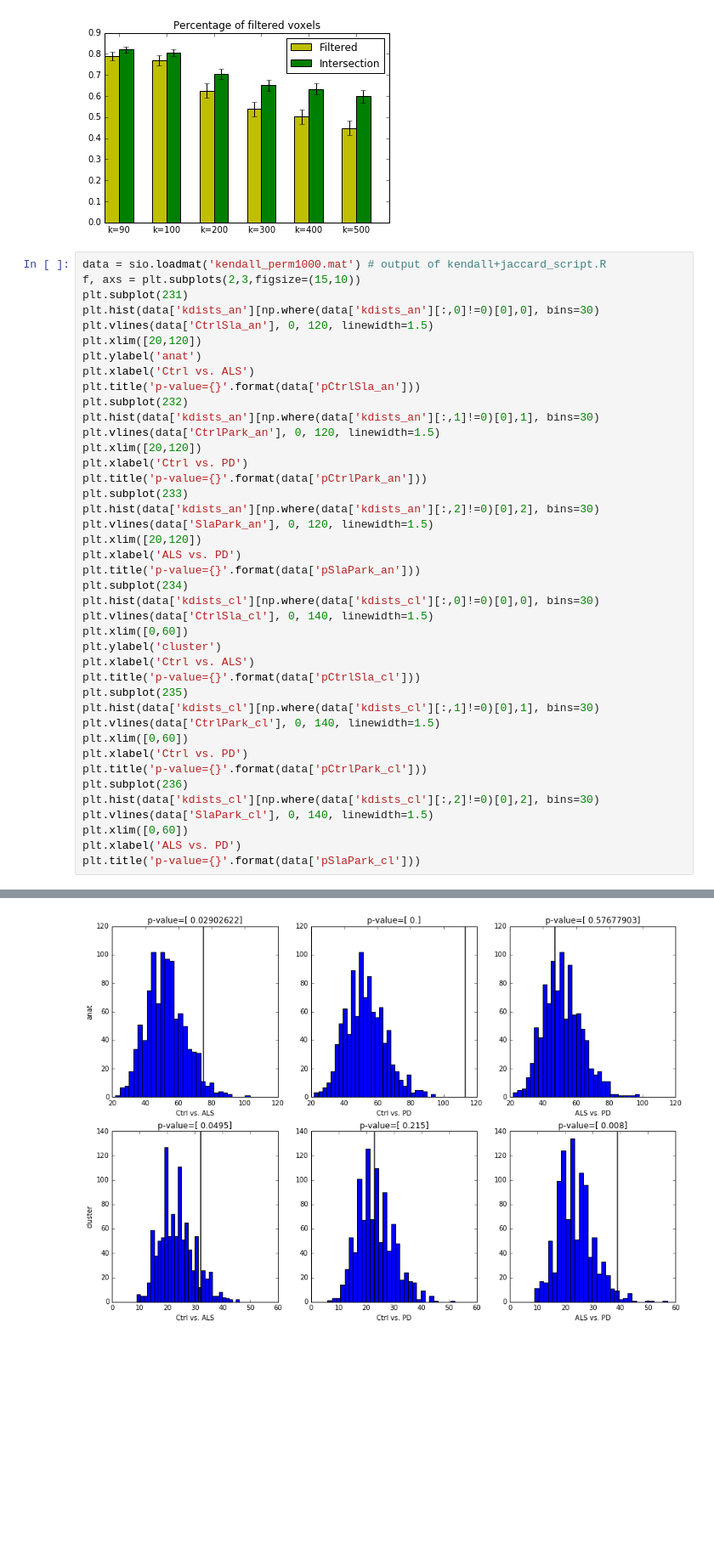
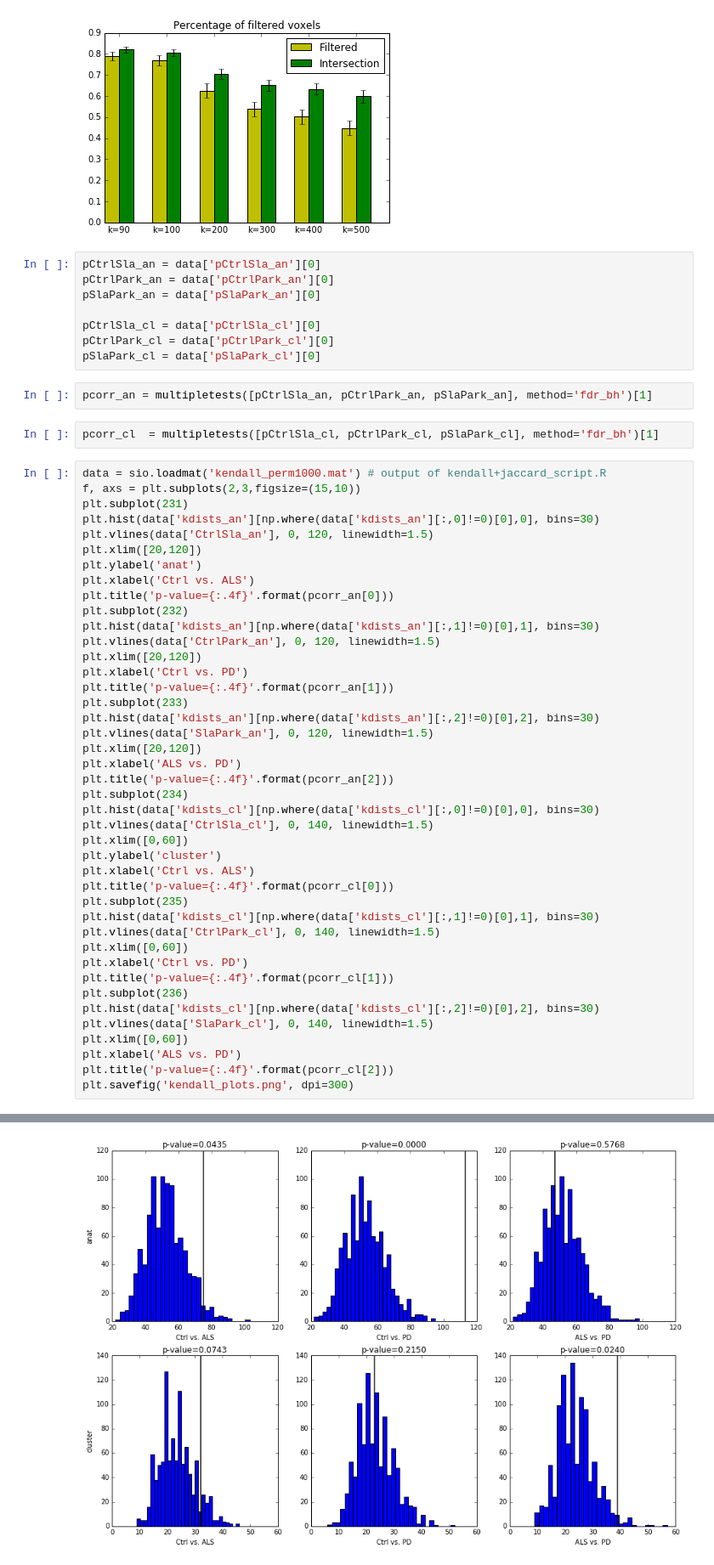
Before and after one commit to paola-g/STRAIN, a Jupyter notebook: ami_kendall_plots.ipynb, the cells around one changed output, grey strips where cells are left out. Shown at 85% size. Drawn from its saved outputs; the diff is of its cells as text; blank space fills up the shorter version.

Commit message:
added correction for multiple comparisons

```diff
--- a/ami_kendall_plots.ipynb
+++ b/ami_kendall_plots.ipynb
@@ -48,6 +49,18 @@ plt.show()
 # %% [output]
 [figure]
 [figure]
+# %%
+pCtrlSla_an = data['pCtrlSla_an'][0]
+pCtrlPark_an = data['pCtrlPark_an'][0]
+pSlaPark_an = data['pSlaPark_an'][0]
+
+pCtrlSla_cl = data['pCtrlSla_cl'][0]
+pCtrlPark_cl = data['pCtrlPark_cl'][0]
+pSlaPark_cl = data['pSlaPark_cl'][0]
+# %%
+pcorr_an = multipletests([pCtrlSla_an, pCtrlPark_an, pSlaPark_an], method='fdr_bh')[1]
+# %%
+pcorr_cl  = multipletests([pCtrlSla_cl, pCtrlPark_cl, pSlaPark_cl], method='fdr_bh')[1]
 # %%
 data = sio.loadmat('kendall_perm1000.mat') # output of kendall+jaccard_script.R
 f, axs = plt.subplots(2,3,figsize=(15,10))
@@ -57,36 +70,37 @@ plt.vlines(data['CtrlSla_an'], 0, 120, linewidth=1.5)
 plt.xlim([20,120])
 plt.ylabel('anat')
 plt.xlabel('Ctrl vs. ALS')
-plt.title('p-value={}'.format(data['pCtrlSla_an']))
+plt.title('p-value={:.4f}'.format(pcorr_an[0]))
 plt.subplot(232)
 plt.hist(data['kdists_an'][np.where(data['kdists_an'][:,1]!=0)[0],1], bins=30)
 plt.vlines(data['CtrlPark_an'], 0, 120, linewidth=1.5)
 plt.xlim([20,120])
 plt.xlabel('Ctrl vs. PD')
-plt.title('p-value={}'.format(data['pCtrlPark_an']))
+plt.title('p-value={:.4f}'.format(pcorr_an[1]))
 plt.subplot(233)
 plt.hist(data['kdists_an'][np.where(data['kdists_an'][:,2]!=0)[0],2], bins=30)
 plt.vlines(data['SlaPark_an'], 0, 120, linewidth=1.5)
 plt.xlim([20,120])
 plt.xlabel('ALS vs. PD')
-plt.title('p-value={}'.format(data['pSlaPark_an']))
+plt.title('p-value={:.4f}'.format(pcorr_an[2]))
 plt.subplot(234)
 plt.hist(data['kdists_cl'][np.where(data['kdists_cl'][:,0]!=0)[0],0], bins=30)
 plt.vlines(data['CtrlSla_cl'], 0, 140, linewidth=1.5)
 plt.xlim([0,60])
 plt.ylabel('cluster')
 plt.xlabel('Ctrl vs. ALS')
-plt.title('p-value={}'.format(data['pCtrlSla_cl']))
+plt.title('p-value={:.4f}'.format(pcorr_cl[0]))
 plt.subplot(235)
 plt.hist(data['kdists_cl'][np.where(data['kdists_cl'][:,1]!=0)[0],1], bins=30)
 plt.vlines(data['CtrlPark_cl'], 0, 140, linewidth=1.5)
 plt.xlim([0,60])
 plt.xlabel('Ctrl vs. PD')
-plt.title('p-value={}'.format(data['pCtrlPark_cl']))
+plt.title('p-value={:.4f}'.format(pcorr_cl[1]))
 plt.subplot(236)
 plt.hist(data['kdists_cl'][np.where(data['kdists_cl'][:,2]!=0)[0],2], bins=30)
 plt.vlines(data['SlaPark_cl'], 0, 140, linewidth=1.5)
 plt.xlim([0,60])
 plt.xlabel('ALS vs. PD')
-plt.title('p-value={}'.format(data['pSlaPark_cl']))
+plt.title('p-value={:.4f}'.format(pcorr_cl[2]))
+plt.savefig('kendall_plots.png', dpi=300)
 # %% [output]
@@ -94 +107 @@ plt.title('p-value={}'.format(data['pSlaPark_cl']))
-[figure, old version]
+[figure, new version]
```
Also changed, not shown: parts of 2 cells of this notebook.
